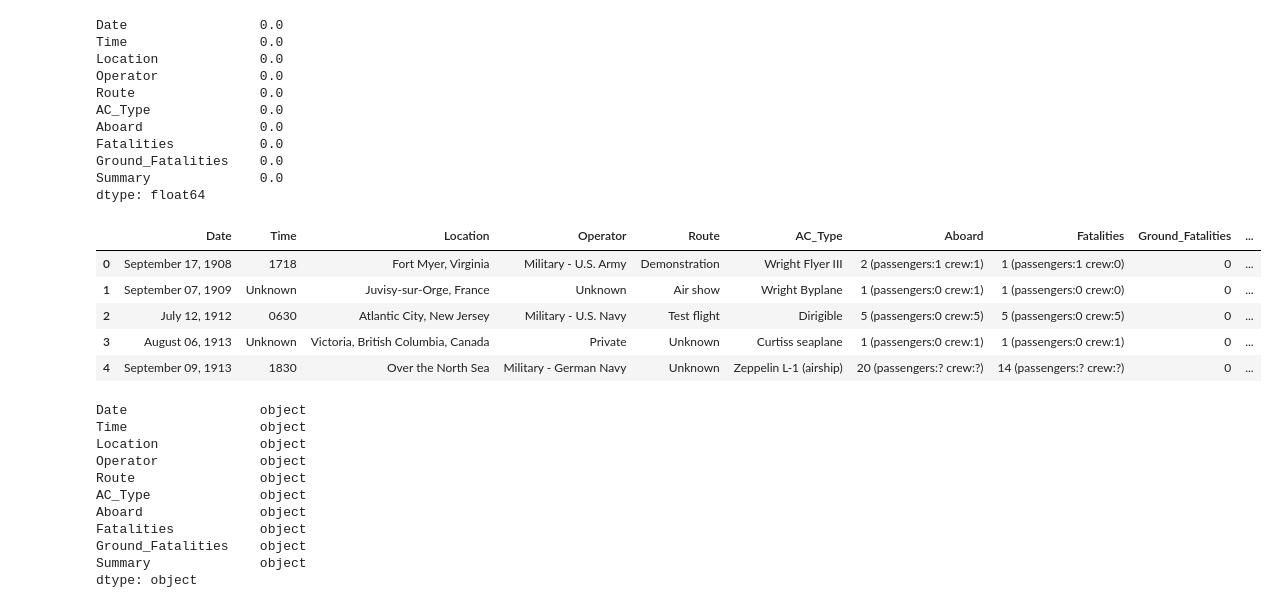
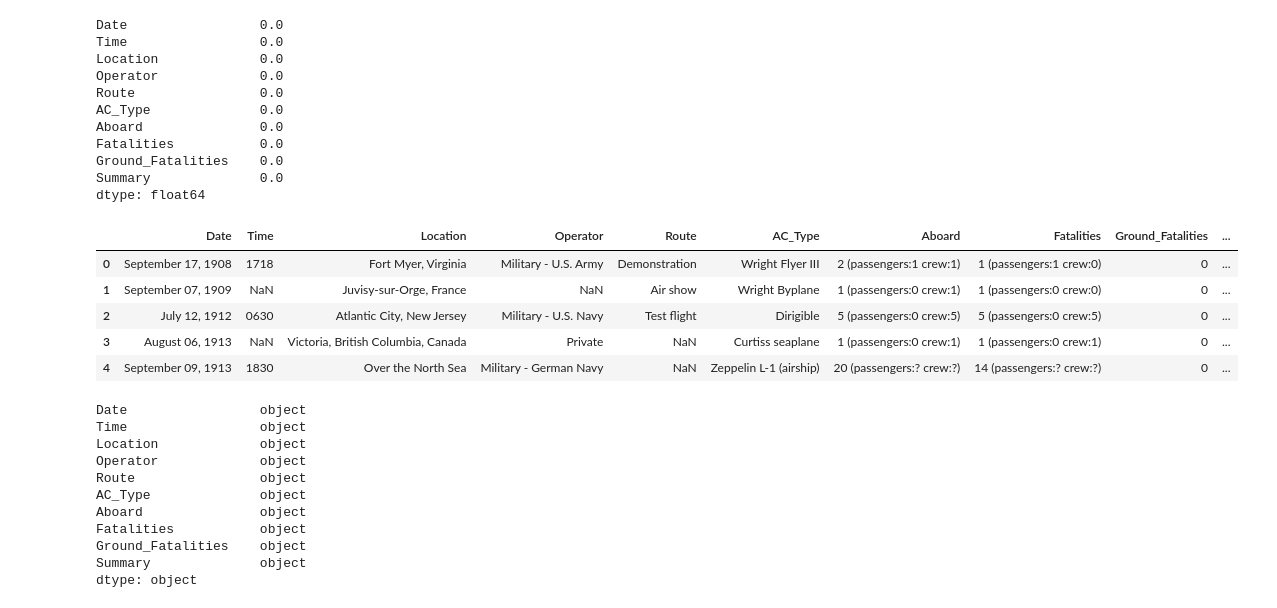
Before and after one commit to marxio09dio/Airplanes-Crashes-Study, a Jupyter notebook: data_cleaning.ipynb, the cells around one changed output. Drawn from its saved outputs; the diff is of its cells as text; code cells hidden in the pictures.

```diff
--- a/data_cleaning.ipynb
+++ b/data_cleaning.ipynb
@@ -67,15 +68,15 @@ Summary              0.0
 dtype: float64
 # %%
 #replacing the ? with Unknown, because why not?
-df = df.replace(to_replace='?', value='Unknown')
+df = df.replace(to_replace='?', value=np.nan)
 df.head()
 # %% [output]
 |  | Date | Time | Location | Operator | Route | AC_Type | Aboard | Fatalities | Ground_Fatalities | ... |
 | 0 | September 17, 1908 | 1718 | Fort Myer, Virginia | Military - U.S. Army | Demonstration | Wright Flyer III | 2 (passengers:1 crew:1) | 1 (passengers:1 crew:0) | 0 | ... |
-| 1 | September 07, 1909 | Unknown | Juvisy-sur-Orge, France | Unknown | Air show | Wright Byplane | 1 (passengers:0 crew:1) | 1 (passengers:0 crew:0) | 0 | ... |
+| 1 | September 07, 1909 | NaN | Juvisy-sur-Orge, France | NaN | Air show | Wright Byplane | 1 (passengers:0 crew:1) | 1 (passengers:0 crew:0) | 0 | ... |
 | 2 | July 12, 1912 | 0630 | Atlantic City, New Jersey | Military - U.S. Navy | Test flight | Dirigible | 5 (passengers:0 crew:5) | 5 (passengers:0 crew:5) | 0 | ... |
-| 3 | August 06, 1913 | Unknown | Victoria, British Columbia, Canada | Private | Unknown | Curtiss seaplane | 1 (passengers:0 crew:1) | 1 (passengers:0 crew:1) | 0 | ... |
-| 4 | September 09, 1913 | 1830 | Over the North Sea | Military - German Navy | Unknown | Zeppelin L-1 (airship) | 20 (passengers:? crew:?) | 14 (passengers:? crew:?) | 0 | ... |
+| 3 | August 06, 1913 | NaN | Victoria, British Columbia, Canada | Private | NaN | Curtiss seaplane | 1 (passengers:0 crew:1) | 1 (passengers:0 crew:1) | 0 | ... |
+| 4 | September 09, 1913 | 1830 | Over the North Sea | Military - German Navy | NaN | Zeppelin L-1 (airship) | 20 (passengers:? crew:?) | 14 (passengers:? crew:?) | 0 | ... |
 # %%
 df.dtypes
 # %% [output]
```
Also changed, not shown: parts of 9 cells of this notebook.
